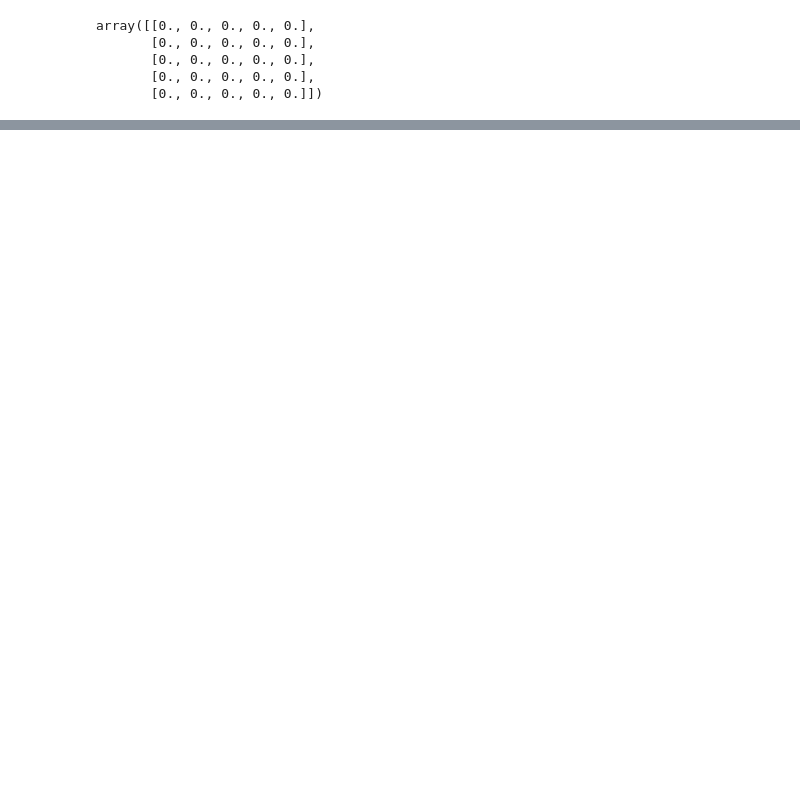
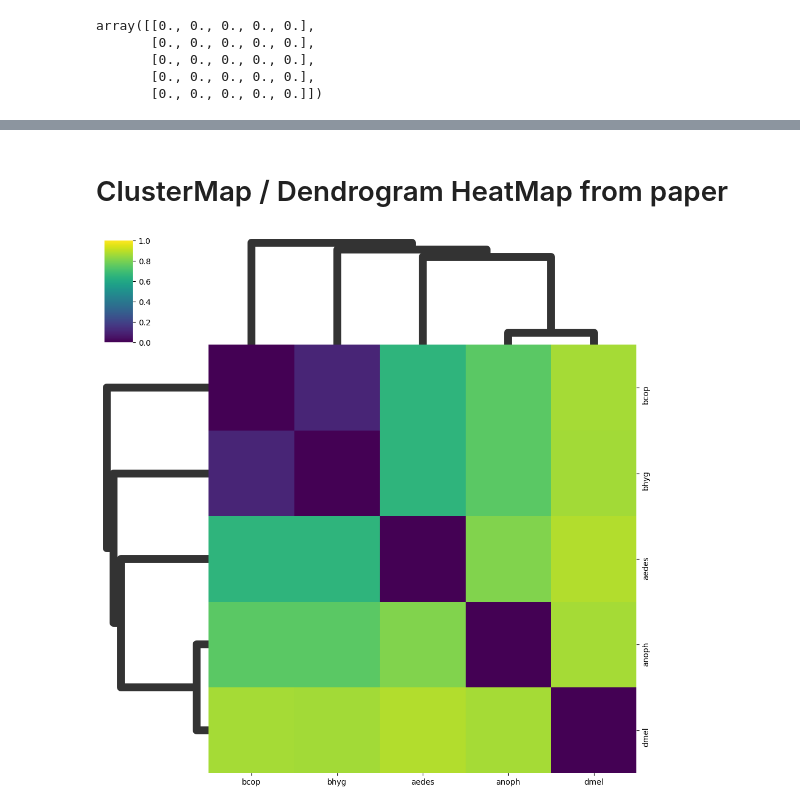
Before and after one commit to JohnUrban/Bcop_v2, a Jupyter notebook: code/EGGS/EGGS/EGGS-entropy-analysis.ipynb, the cells around one changed output, grey strips where cells are left out. Drawn from its saved outputs; the diff is of its cells as text; code cells hidden in the pictures; blank space fills up the shorter version.

```diff
--- a/code/EGGS/EGGS/EGGS-entropy-analysis.ipynb
+++ b/code/EGGS/EGGS/EGGS-entropy-analysis.ipynb
@@ -129,0 +192,17 @@ Processing dmel vs dmel ...
+# %% [markdown]
+# ClusterMap / Dendrogram HeatMap from paper
+# %%
+row_col_links = linkage(MMNE, method="single", metric="euclidean")
+optord = optimal_leaf_ordering(row_col_links, MMNE)
+g = sns.clustermap(MMNE,
+                   row_linkage=optord,
+                   col_linkage=optord,
+                   cmap="viridis",
+                   vmin=0, vmax=1,
+                   tree_kws=dict(linewidths=10))
+# Flip the heatmap
+g.ax_heatmap.invert_yaxis()
+g.ax_heatmap.invert_xaxis()
+plt.show()
+# %% [output]
+[figure, added]
```
Also changed, not shown: parts of 20 cells of this notebook, 1 other file.
